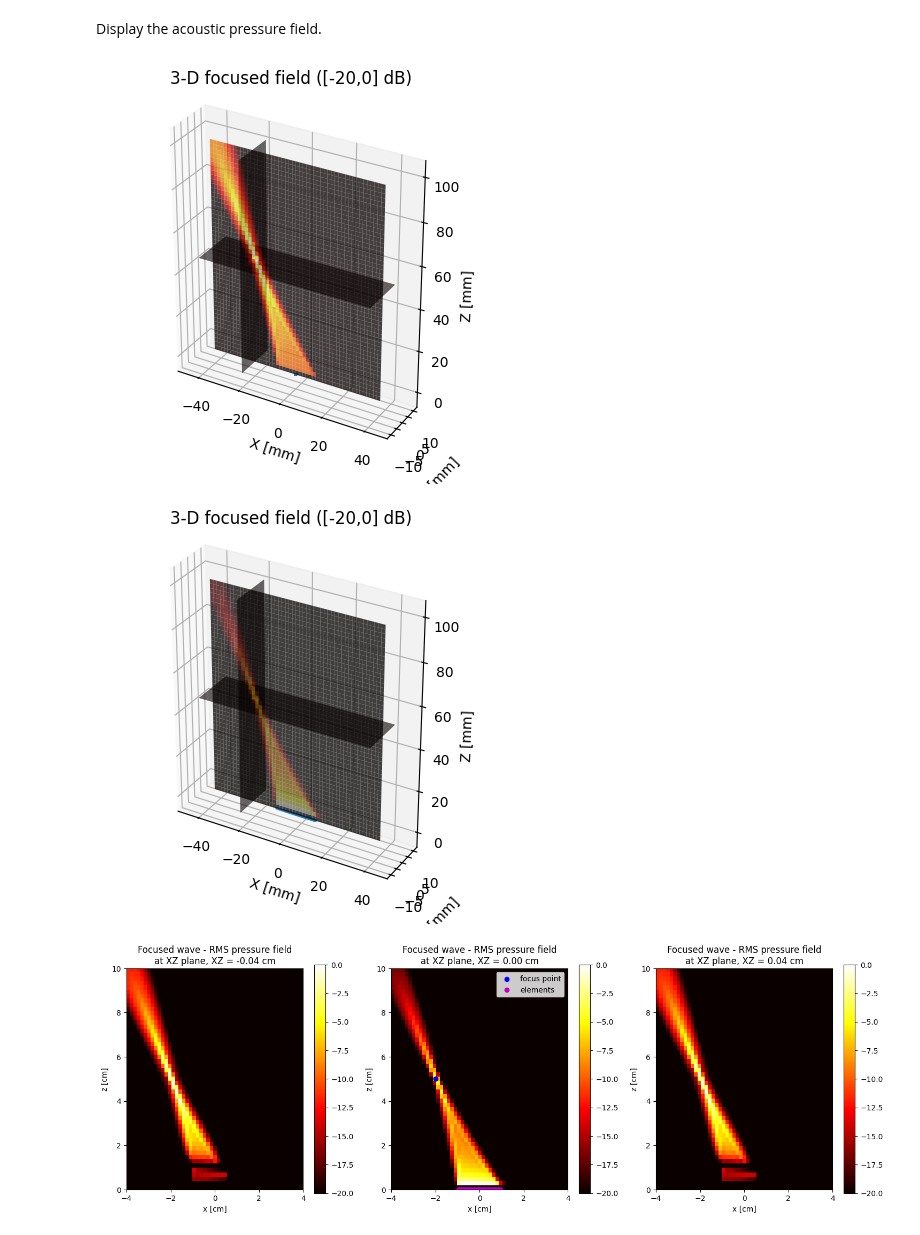
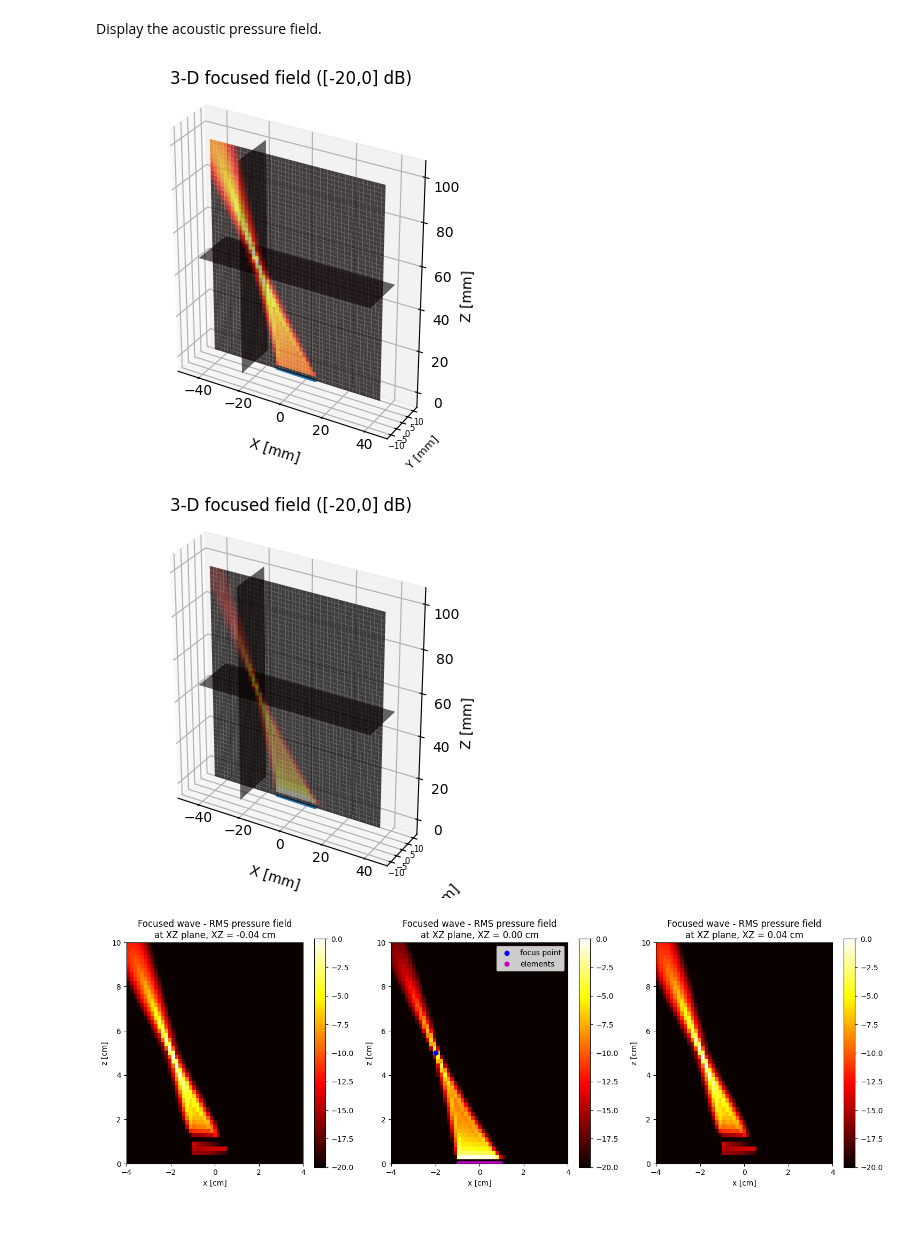
Before and after one commit to creatis-ULTIM/PyMUST, a Jupyter notebook: examples/pfield3.ipynb, the cells around one changed output. Saved outputs shown, nothing was run; the diff lists cells and outputs as text; code cells hidden in the pictures.

Commit message:
Fix some plots

```diff
--- a/examples/pfield3.ipynb
+++ b/examples/pfield3.ipynb
@@ -561,36 +561,40 @@ ax = fig.add_subplot(111, projection='3d')
 cm = matplotlib.cm.ScalarMappable(matplotlib.colors.Normalize(-20, 0), 'hot')
 
 color = cm.to_rgba(20*np.log10(Paz.T/np.max(Paz)))
 color[:, :, 3] = .15
 # surf1 = ax.plot_surface(xaz*1e3, yaz*1e3, zaz*1e3, rstride=1, cstride=1, antialiased=True, facecolors = color, alpha = .05)
 surf1 = ax.plot_surface(xaz*1e3, yaz*1e3, zaz*1e3, rstride=1, cstride=1, facecolors=color, antialiased=True,alpha = 0.75, linewidth=0)
 
 color = cm.to_rgba(20*np.log10(Pel.T/np.max(Pel)))
 color[:, :, 3] = .15
 # surf2 = ax.plot_surface(xel*1e3,yel*1e3,zel*1e3, rstride=1, cstride=1, antialiased=True, facecolors = color, alpha = .05)
 surf2 = ax.plot_surface(xel*1e3,yel*1e3,zel*1e3, rstride=1, cstride=1, facecolors=color, antialiased=True,alpha = 0.75, linewidth=0)
 
 color = cm.to_rgba(20*np.log10(Pfo.T/np.max(Pfo)))
 color[:, :, 3] = .15
 # surf3 = ax.plot_surface(xfo*1e3,yfo*1e3,zfo*1e3, rstride=1, cstride=1, antialiased=True, facecolors = color, alpha = .05,)
 surf3 = ax.plot_surface(xfo*1e3,yfo*1e3,zfo*1e3, rstride=1, cstride=1, facecolors=color, antialiased=True,alpha = 0.75, linewidth=0)
 
 ax.set_xlabel('X [mm]')
-ax.set_ylabel('Y [mm]')
+ax.set_ylabel('Y [mm]', labelpad=-8, fontsize=8)
 ax.set_zlabel('Z [mm]')
 xlim = ax.get_xlim()
 ylim = ax.get_ylim()
 zlim = ax.get_zlim()
 aspect = [(xlim[1] - xlim[0]), (ylim[1] - ylim[0]), (zlim[1] - zlim[0])]
 ax.set_box_aspect(aspect)
 
-ax.scatter(xe, ye, marker='o',s=1)
+ax.tick_params(axis='x', pad=-5)
+ax.tick_params(axis='y', pad=-5, labelsize=6)
+
+
+ax.scatter(xe*1e3, ye*1e3, marker='o',s=1)
 
 plt.axis("equal")
 ax.set_title('3-D focused field ([-20,0] dB)')
 plt.show()
 # %% [output]
-[figure, old version]
+[figure, new version]
 # %%
 yi,xi,zi = np.meshgrid(y,x,z,indexing='ij')
 P, _, _  = pymust.pfield3(xi, yi, zi, txdel3,param3, options = options)
@@ -607,11 +611,14 @@ ax.set_box_aspect(aspect)
 
 ax.scatter(xe*1e3, ye*1e3, marker='o',s=1)
 
+ax.tick_params(axis='x', pad=-5)
+ax.tick_params(axis='y', pad=-5, labelsize=6)
+
 ax.axis("equal")
 ax.set_title('3-D focused field ([-20,0] dB)')
 plt.show()
 # %% [output]
-[figure, old version]
+[figure, new version]
 # %%
 # Comparison of different slices of the XZ plane
 fig, axs = plt.subplots(1, 3, figsize=(15, 5), layout="tight")
```
Also changed, not shown: parts of 1 cell of this notebook.
